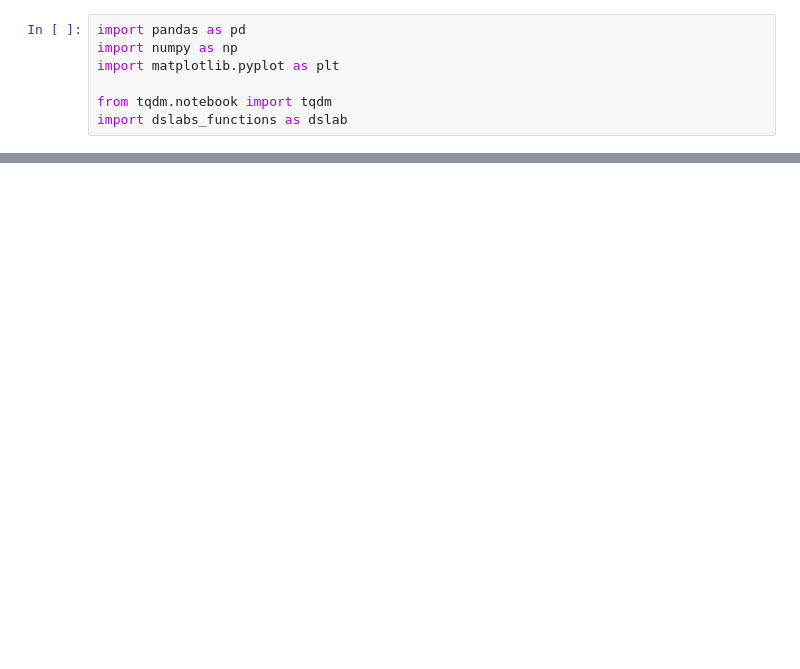
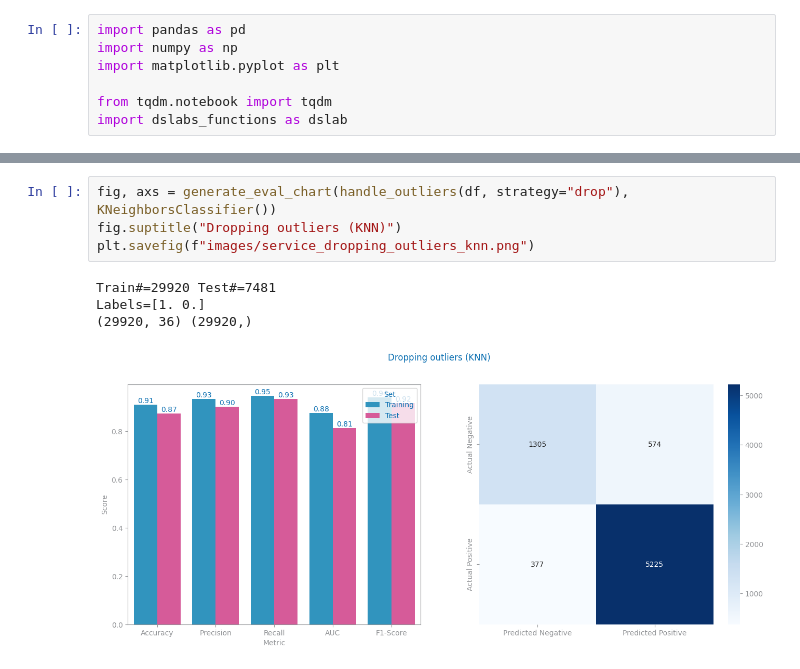
Before and after one commit to DaviGiordano/data-science-course-project, a Jupyter notebook: ipynb_files/Multidimensional/2_Preparation/outliers_services.ipynb, the cells around one changed output, grey strips where cells are left out. Saved outputs shown, nothing was run; the diff lists cells and outputs as text; blank space fills up the shorter version.

```diff
--- a/ipynb_files/Multidimensional/2_Preparation/outliers_services.ipynb
+++ b/ipynb_files/Multidimensional/2_Preparation/outliers_services.ipynb
@@ -96,0 +110,9 @@ df_removed
+# %%
+fig, axs = generate_eval_chart(handle_outliers(df, strategy="drop"), KNeighborsClassifier())
+fig.suptitle("Dropping outliers (KNN)")
+plt.savefig(f"images/service_dropping_outliers_knn.png")
+# %% [output]
+Train#=29920 Test#=7481
+Labels=[1. 0.]
+(29920, 36) (29920,)
+[figure, added]
```
Also changed, not shown: parts of 13 cells of this notebook, 4 other files.
